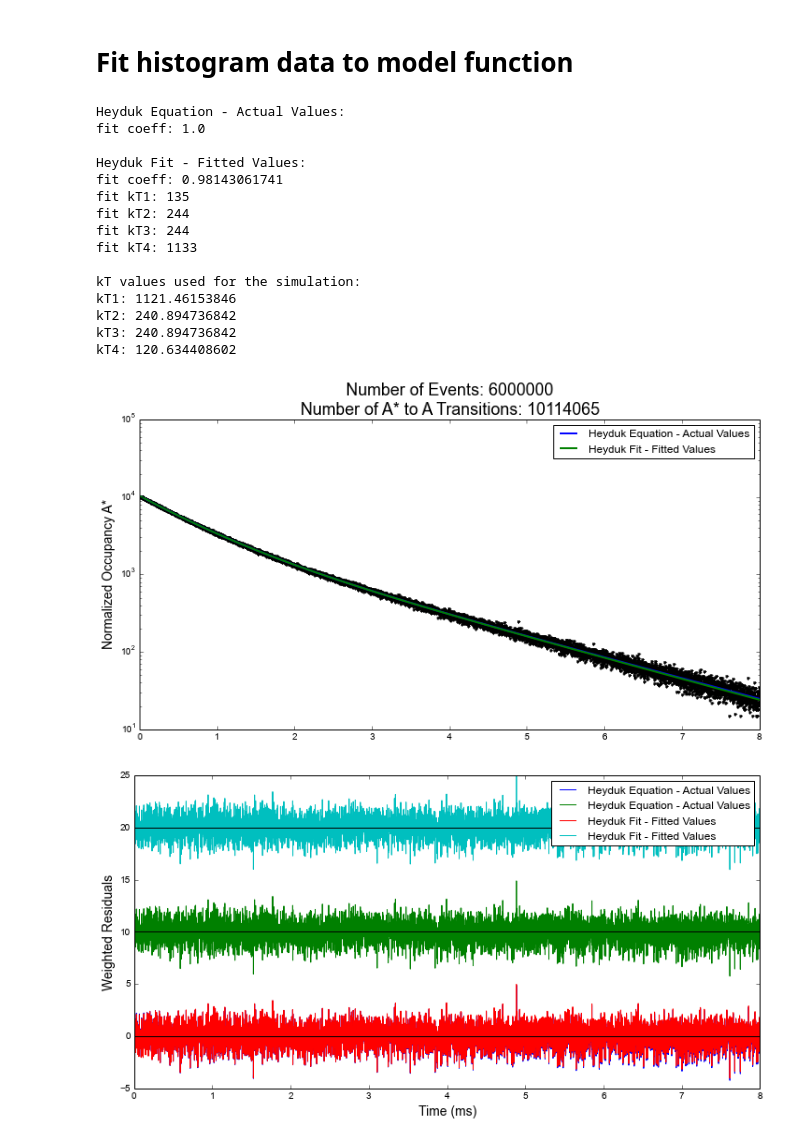
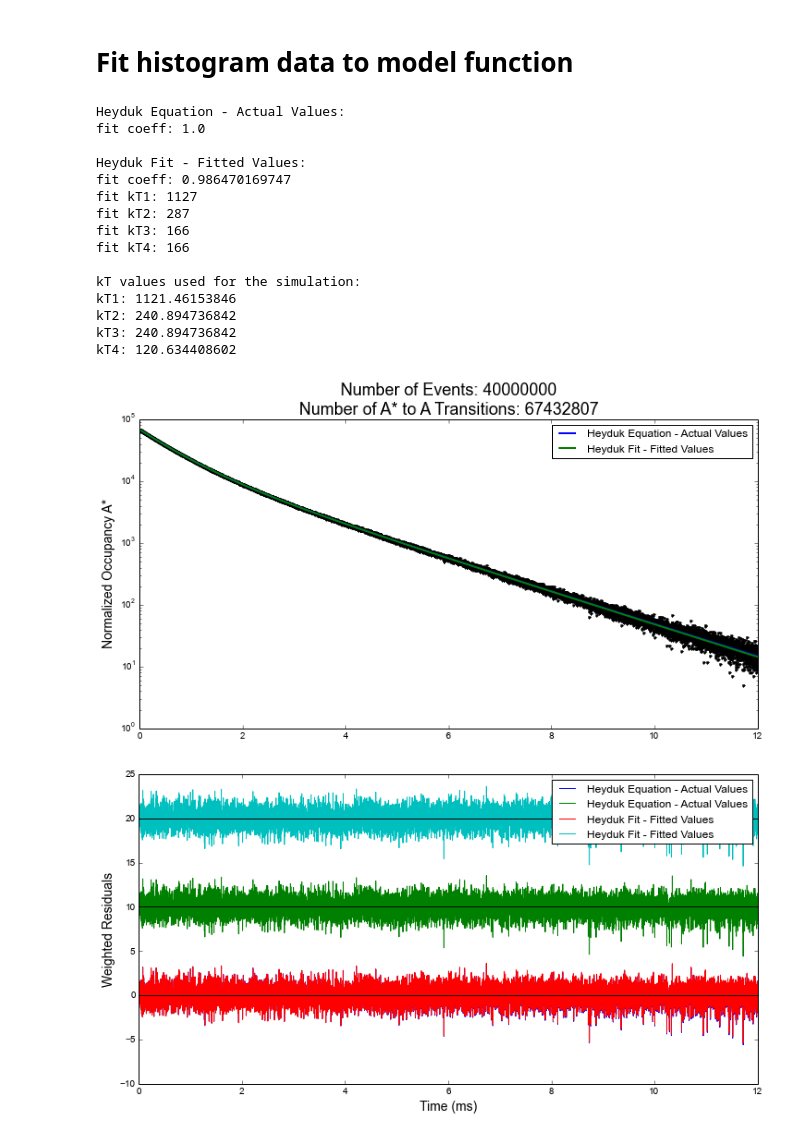
Before and after one commit to vargaslo/LRET_Donor_Decay, a Jupyter notebook: markovLRET_parallel.ipynb, the cells around one changed output. Drawn from its saved outputs; the diff is of its cells as text; code cells hidden in the pictures.

```diff
--- a/markovLRET_parallel.ipynb
+++ b/markovLRET_parallel.ipynb
@@ -233,7 +235,7 @@ def simulate_LRET(corenum):
 %%px --local
 
 # Number of events to simulate
-num=int(1e6)
+num=int(5e6)
 
 # Initialize histogram bins
 hist_dict={}
@@ -407,7 +409,7 @@ func_labels = {'func0': 'Heyduk Equation - Actual Values',
 # Fit histogram data to model function
 # %%
 # Toggle matplotlib figures inline
-# %matplotlib auto
+%matplotlib inline
 
 
 # Which data to use for fitting
@@ -417,14 +419,14 @@ xdata = histogram_bin_centers
 
 # Change this to exclude data at long time points
 if 1:
-    maxtime = .008
+    maxtime = .012
     ydata = ydata[xdata<maxtime]
     xdata = xdata[xdata<maxtime]
 
 
 
 # TO PLOT CURVE FITS
-plt.figurembedded-picture'fits', figsize=(12,6))
+plt.figure('fits', figsize=(12,6))
 plt.semilogy(1000*xdata, ydata, '.k')
 plt.title('Number of Events: %s\nNumber of A* to A Transitions: %s' % (num*numcores, int(np.sum(histogram_total))), size=18)
 
@@ -443,7 +445,7 @@ for i in [0, 1]:
     # Print out the coefficients of best fit for each function
     print "\n%s:" % label
     print 'fit coeff: %s' % popt[0]
-    a = np.sort(popt[1:])
+    a = np.sort(popt[1:])[::-1]
     for ii in range(len(a)):
         print 'fit kT%s: %s' % (ii+1, int(a[ii]))
 
@@ -459,37 +461,37 @@ for i in [0, 1]:
         plt.axhline(10*(i+1), c='k')
 
 
 # PLOT PREFERENCES
 plt.figure('fits')
 plt.ylabel('Normalized Occupancy A*', size=14)
 plt.legend()
 
 plt.figure('residuals')
 plt.axhline(0, c='k')
 plt.xlabel('Time (ms)', size=14)
 plt.ylabel('Weighted Residuals', size=14)
 plt.legend()
 
 print '\nkT values used for the simulation:'
 print 'kT1: %s' % kT1
 print 'kT2: %s' % kT2
 print 'kT3: %s' % kT3
 print 'kT4: %s' % kT4
 # %% [output]
 Heyduk Equation - Actual Values:
 fit coeff: 1.0
 
 Heyduk Fit - Fitted Values:
-fit coeff: 0.98143061741
-fit kT1: 135
-fit kT2: 244
-fit kT3: 244
-fit kT4: 1133
+fit coeff: 0.986470169747
+fit kT1: 1127
+fit kT2: 287
+fit kT3: 166
+fit kT4: 166
 
 kT values used for the simulation:
 kT1: 1121.46153846
 kT2: 240.894736842
 kT3: 240.894736842
 kT4: 120.634408602
-[figure, old version]
+[figure, new version]
-[figure, old version]
+[figure, new version]
```
Also changed, not shown: parts of 6 cells of this notebook.
